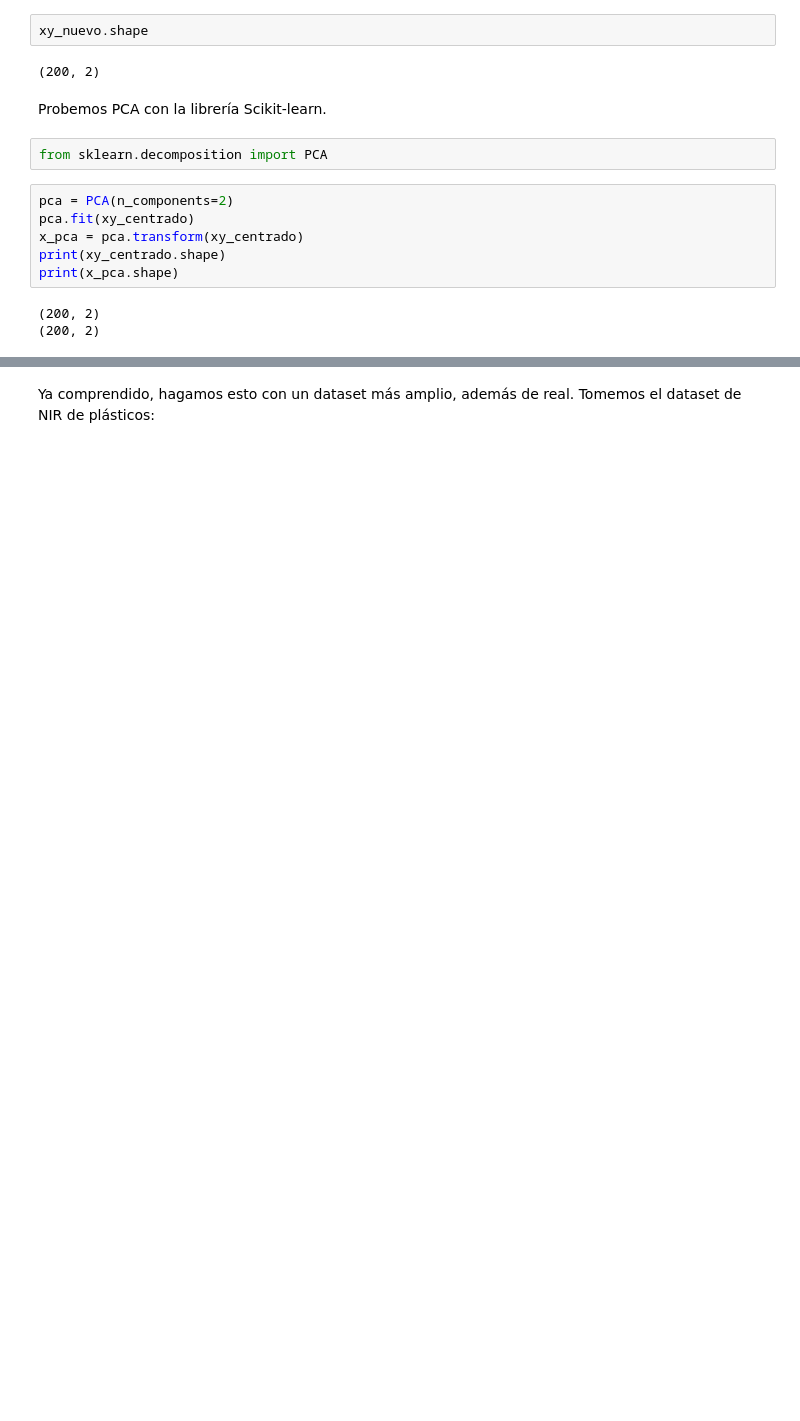
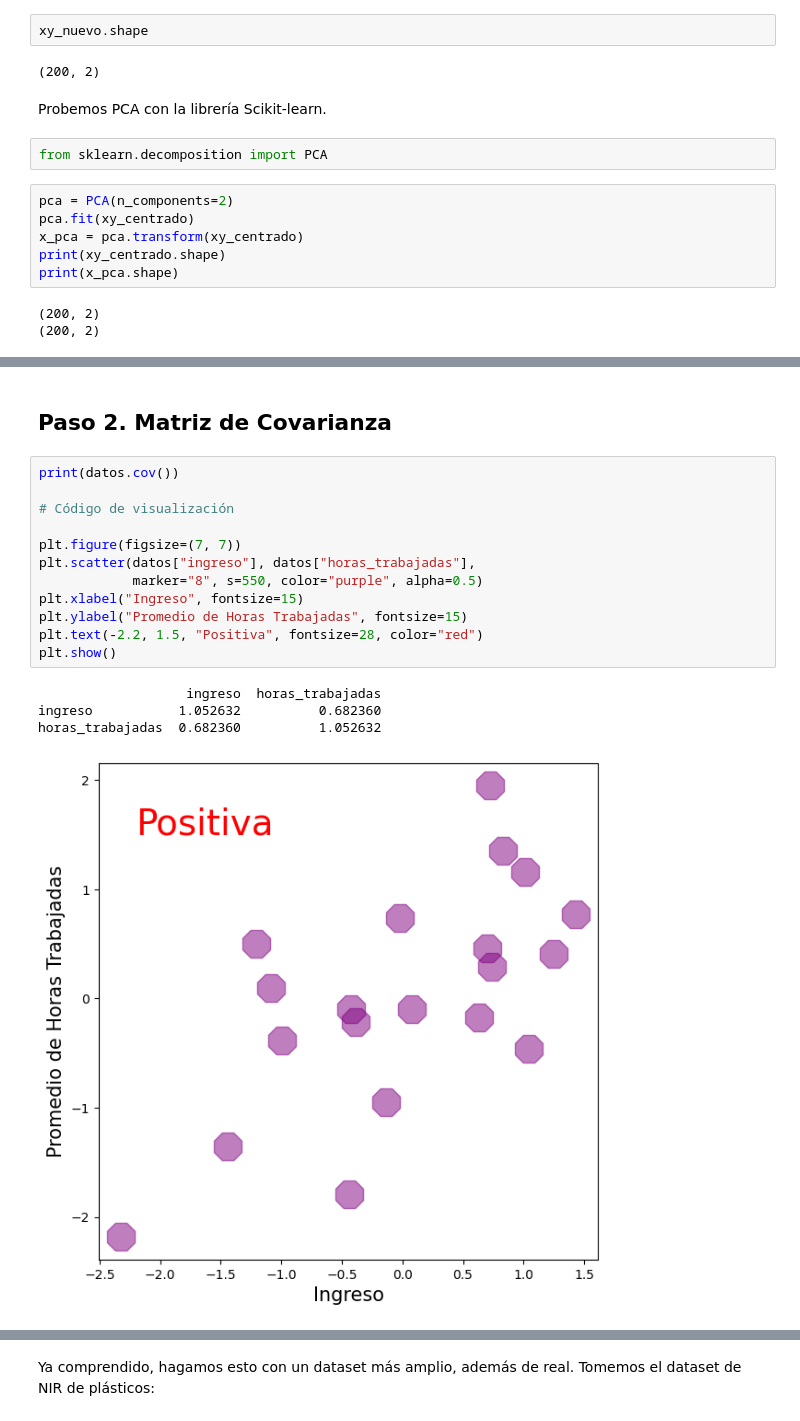
Before and after one commit to robertbarac/MatematicasParaRedesNeuronalesYQuimiometriaEnPythonDesdeCero, a Jupyter notebook: pca.ipynb, the cells around one changed output, grey strips where cells are left out. Drawn from its saved outputs; the diff is of its cells as text; blank space fills up the shorter version.

```diff
--- a/pca.ipynb
+++ b/pca.ipynb
@@ -207,0 +266,19 @@ print(x_pca.shape)
+# %% [markdown]
+## Paso 2. Matriz de Covarianza
+# %%
+print(datos.cov())
+
+# Código de visualización
+
+plt.figure(figsize=(7, 7))
+plt.scatter(datos["ingreso"], datos["horas_trabajadas"],
+            marker="8", s=550, color="purple", alpha=0.5)
+plt.xlabel("Ingreso", fontsize=15)
+plt.ylabel("Promedio de Horas Trabajadas", fontsize=15)
+plt.text(-2.2, 1.5, "Positiva", fontsize=28, color="red")
+plt.show()
+# %% [output]
+                   ingreso  horas_trabajadas
+ingreso           1.052632          0.682360
+horas_trabajadas  0.682360          1.052632
+[figure, added]
```
Also changed, not shown: parts of 25 cells of this notebook, 2 other files.
